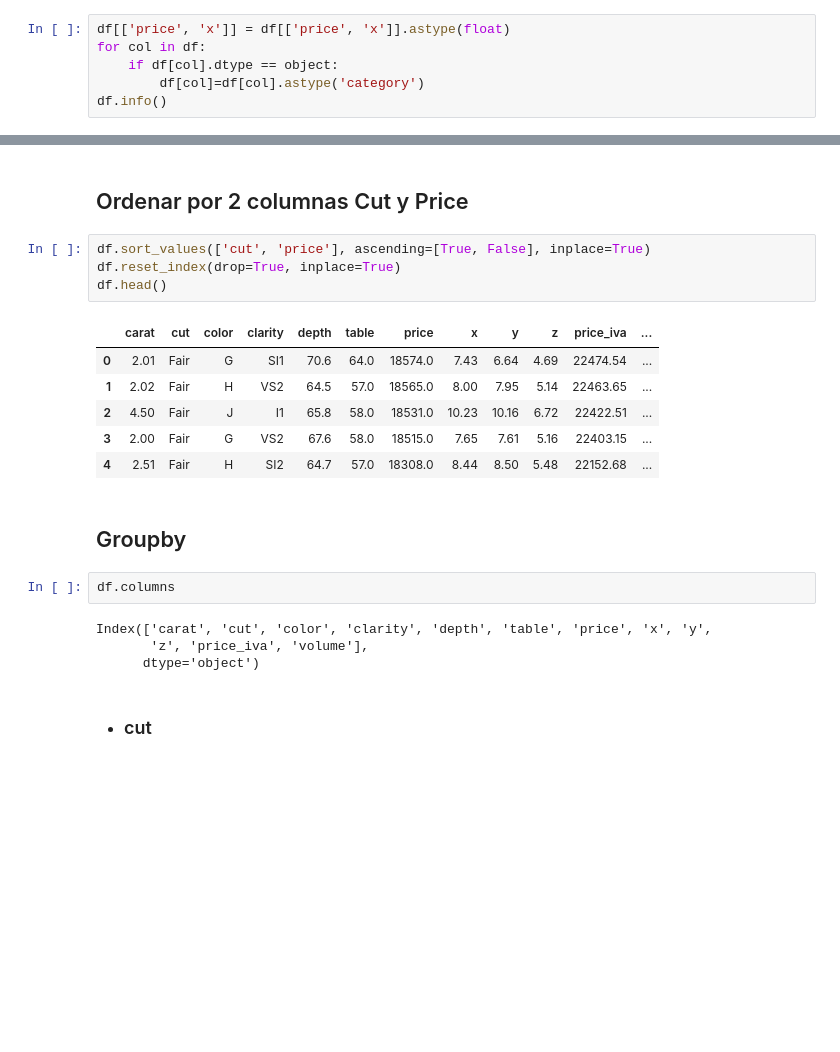
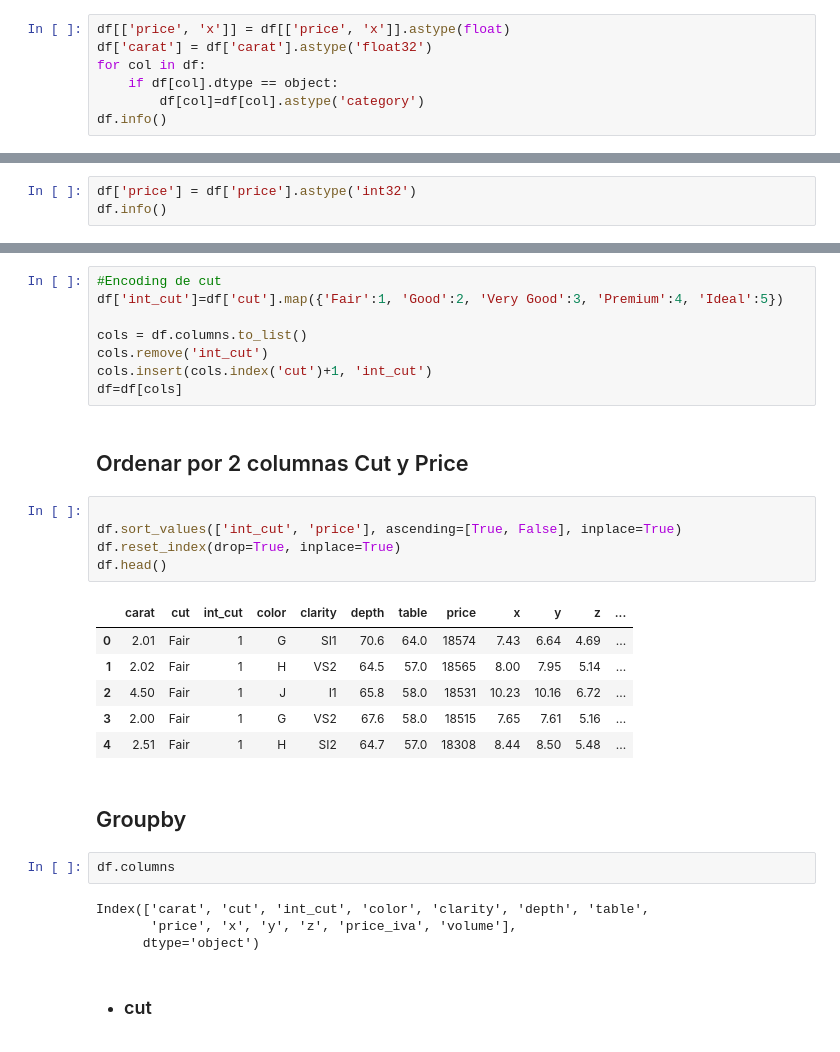
Before and after one commit to promav/PoyectosBootcamp, a Jupyter notebook: Mod3/m3_Pablo_Romero_Avila.ipynb, the cells around one changed output, grey strips where cells are left out. Cells and saved outputs as stored; diff of their text form; blank space fills up the shorter version.

```diff
--- a/Mod3/m3_Pablo_Romero_Avila.ipynb
+++ b/Mod3/m3_Pablo_Romero_Avila.ipynb
@@ -91,6 +91,7 @@ Ya no hay valores '?' en mi DataFrame
  * ### object a category
 # %%
 df[['price', 'x']] = df[['price', 'x']].astype(float)
+df['carat'] = df['carat'].astype('float32')
 for col in df:
     if df[col].dtype == object:
         df[col]=df[col].astype('category')
@@ -178,0 +182,3 @@ dtype: int64
+# %%
+df['price'] = df['price'].astype('int32')
+df.info()
@@ -207,23 +235,32 @@ df.head()
+# %%
+#Encoding de cut
+df['int_cut']=df['cut'].map({'Fair':1, 'Good':2, 'Very Good':3, 'Premium':4, 'Ideal':5})
+
+cols = df.columns.to_list()
+cols.remove('int_cut')
+cols.insert(cols.index('cut')+1, 'int_cut')
+df=df[cols]
 # %% [markdown]
 ## Ordenar por 2 columnas Cut y Price
 # %%
-df.sort_values(['cut', 'price'], ascending=[True, False], inplace=True)
+
+df.sort_values(['int_cut', 'price'], ascending=[True, False], inplace=True)
 df.reset_index(drop=True, inplace=True)
 df.head()
 # %% [output]
-|  | carat | cut | color | clarity | depth | table | price | x | y | z | price_iva | ... |
-| 0 | 2.01 | Fair | G | SI1 | 70.6 | 64.0 | 18574.0 | 7.43 | 6.64 | 4.69 | 22474.54 | ... |
-| 1 | 2.02 | Fair | H | VS2 | 64.5 | 57.0 | 18565.0 | 8.00 | 7.95 | 5.14 | 22463.65 | ... |
-| 2 | 4.50 | Fair | J | I1 | 65.8 | 58.0 | 18531.0 | 10.23 | 10.16 | 6.72 | 22422.51 | ... |
-| 3 | 2.00 | Fair | G | VS2 | 67.6 | 58.0 | 18515.0 | 7.65 | 7.61 | 5.16 | 22403.15 | ... |
-| 4 | 2.51 | Fair | H | SI2 | 64.7 | 57.0 | 18308.0 | 8.44 | 8.50 | 5.48 | 22152.68 | ... |
+|  | carat | cut | int_cut | color | clarity | depth | table | price | x | y | z | ... |
+| 0 | 2.01 | Fair | 1 | G | SI1 | 70.6 | 64.0 | 18574 | 7.43 | 6.64 | 4.69 | ... |
+| 1 | 2.02 | Fair | 1 | H | VS2 | 64.5 | 57.0 | 18565 | 8.00 | 7.95 | 5.14 | ... |
+| 2 | 4.50 | Fair | 1 | J | I1 | 65.8 | 58.0 | 18531 | 10.23 | 10.16 | 6.72 | ... |
+| 3 | 2.00 | Fair | 1 | G | VS2 | 67.6 | 58.0 | 18515 | 7.65 | 7.61 | 5.16 | ... |
+| 4 | 2.51 | Fair | 1 | H | SI2 | 64.7 | 57.0 | 18308 | 8.44 | 8.50 | 5.48 | ... |
 # %% [markdown]
 ## Groupby
 # %%
 df.columns
 # %% [output]
-Index(['carat', 'cut', 'color', 'clarity', 'depth', 'table', 'price', 'x', 'y',
-       'z', 'price_iva', 'volume'],
+Index(['carat', 'cut', 'int_cut', 'color', 'clarity', 'depth', 'table',
+       'price', 'x', 'y', 'z', 'price_iva', 'volume'],
       dtype='object')
 # %% [markdown]
 * ### cut
```
Also changed, not shown: parts of 13 cells of this notebook.
